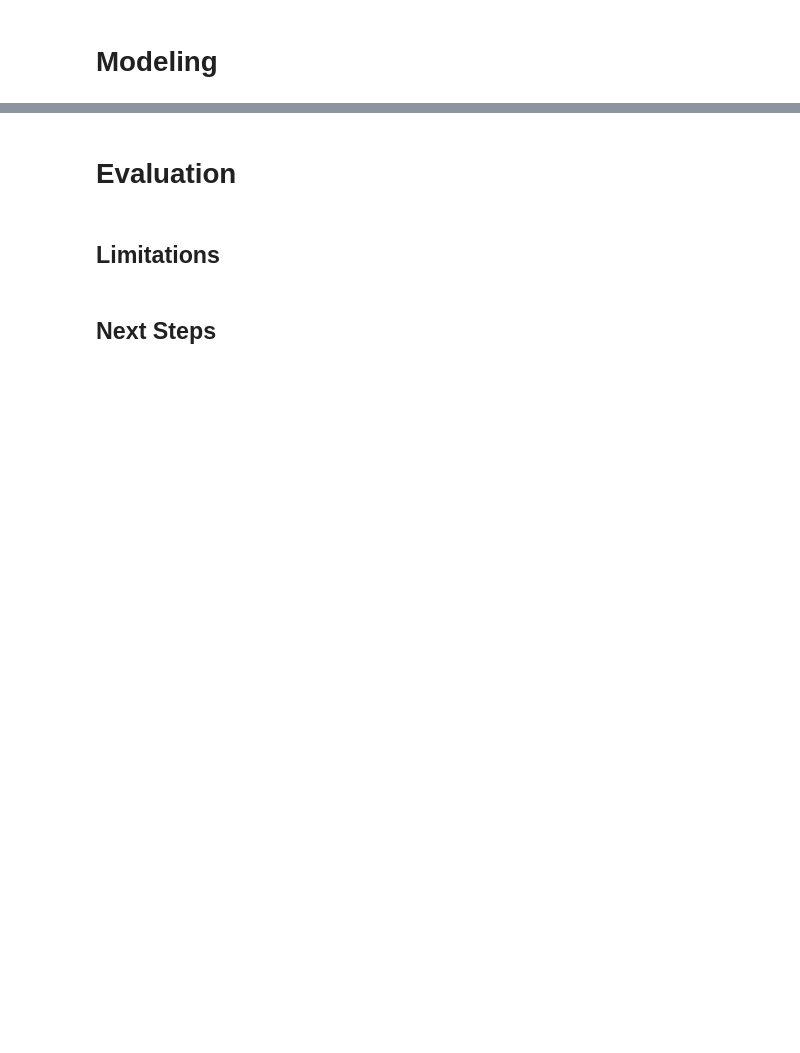
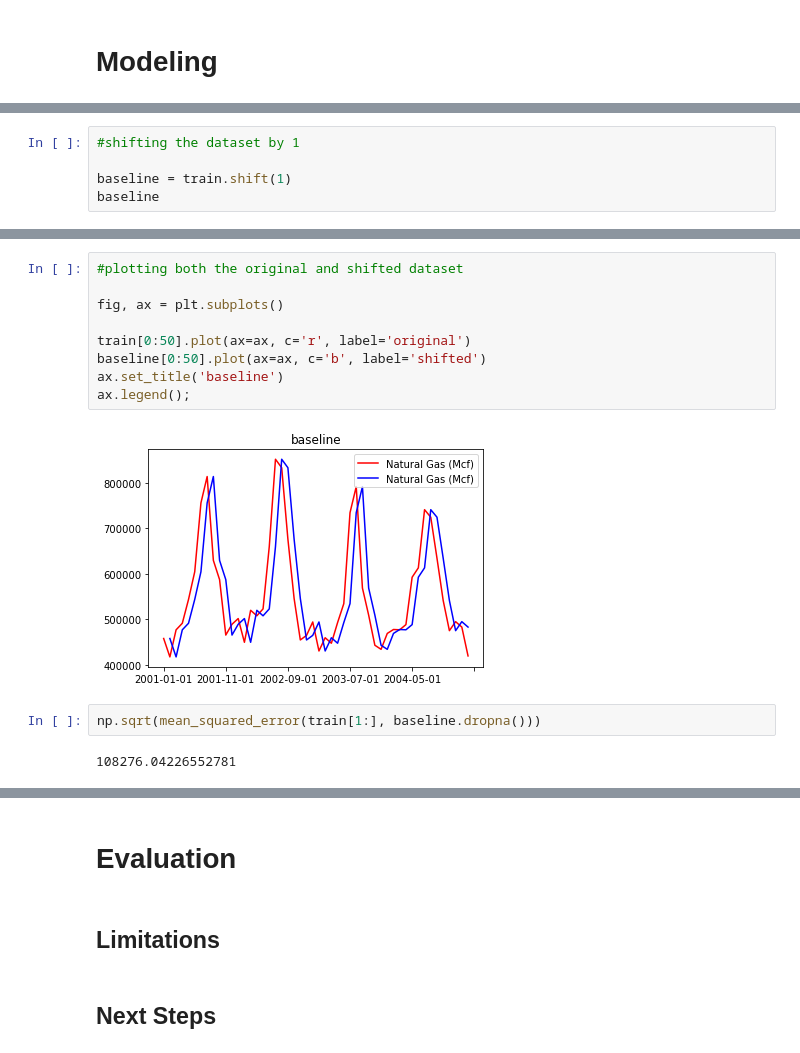
Before and after one commit to lpb3393/natural_gas_consumption, a Jupyter notebook: natural_gas_consumption.ipynb, the cells around one changed output, grey strips where cells are left out. Cells and saved outputs as stored; diff of their text form; blank space fills up the shorter version.

```diff
--- a/natural_gas_consumption.ipynb
+++ b/natural_gas_consumption.ipynb
@@ -10,0 +183,5 @@
+# %%
+#shifting the dataset by 1
+
+baseline = train.shift(1)
+baseline
@@ -10,0 +202,15 @@
+# %%
+#plotting both the original and shifted dataset
+
+fig, ax = plt.subplots()
+
+train[0:50].plot(ax=ax, c='r', label='original')
+baseline[0:50].plot(ax=ax, c='b', label='shifted')
+ax.set_title('baseline')
+ax.legend();
+# %% [output]
+[figure, added]
+# %%
+np.sqrt(mean_squared_error(train[1:], baseline.dropna()))
+# %% [output]
+108276.04226552781
```
Also changed, not shown: parts of 56 cells of this notebook.
